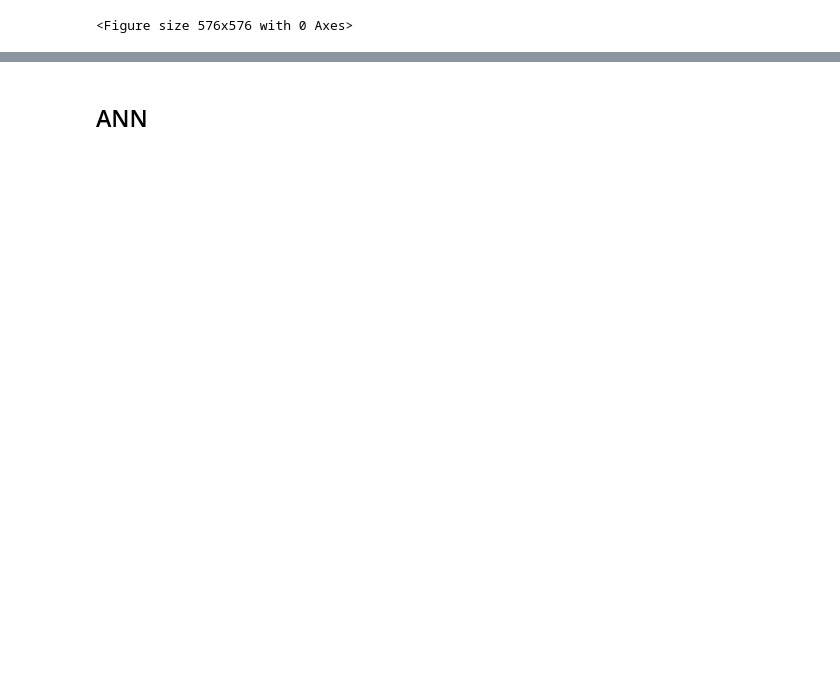
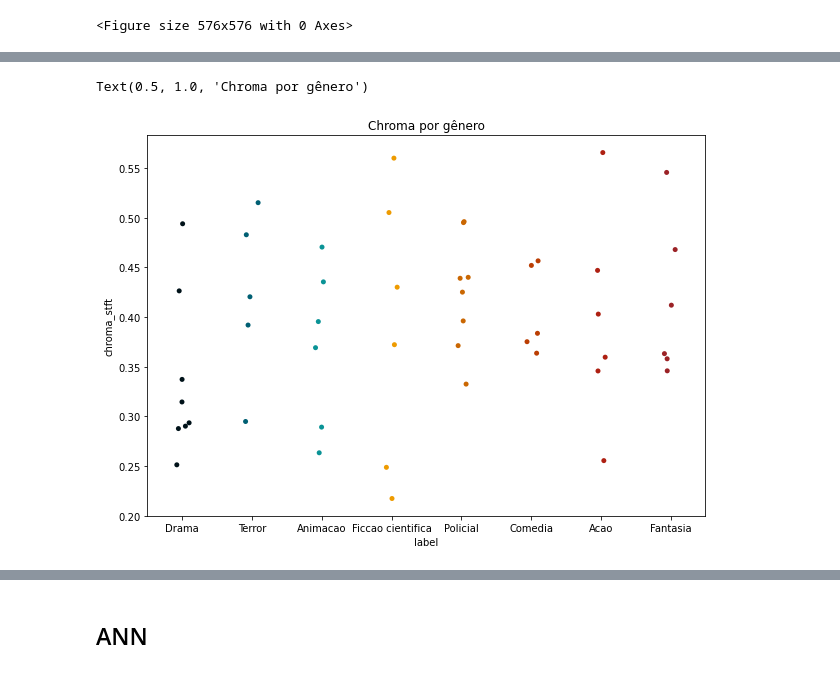
Before and after one commit to jufs128/tp_MIR, a Jupyter notebook: Projeto MIR.ipynb, the cells around one changed output, grey strips where cells are left out. Saved outputs shown, nothing was run; the diff lists cells and outputs as text; code cells hidden in the pictures; blank space fills up the shorter version.

```diff
--- a/Projeto MIR.ipynb
+++ b/Projeto MIR.ipynb
@@ -120,0 +109,7 @@ X_train, X_test, y_train, y_test = train_test_split(X, y, test_size=0.2)
+# %%
+plt.figure(figsize=(10,7))
+sns.stripplot(x='label', y='chroma_stft', data=data, dodge=True, palette=colors)
+plt.title("Chroma por gênero")
+# %% [output]
+Text(0.5, 1.0, 'Chroma por gênero')
+[figure, added]
```
Also changed, not shown: parts of 22 cells of this notebook, 1 other file.
